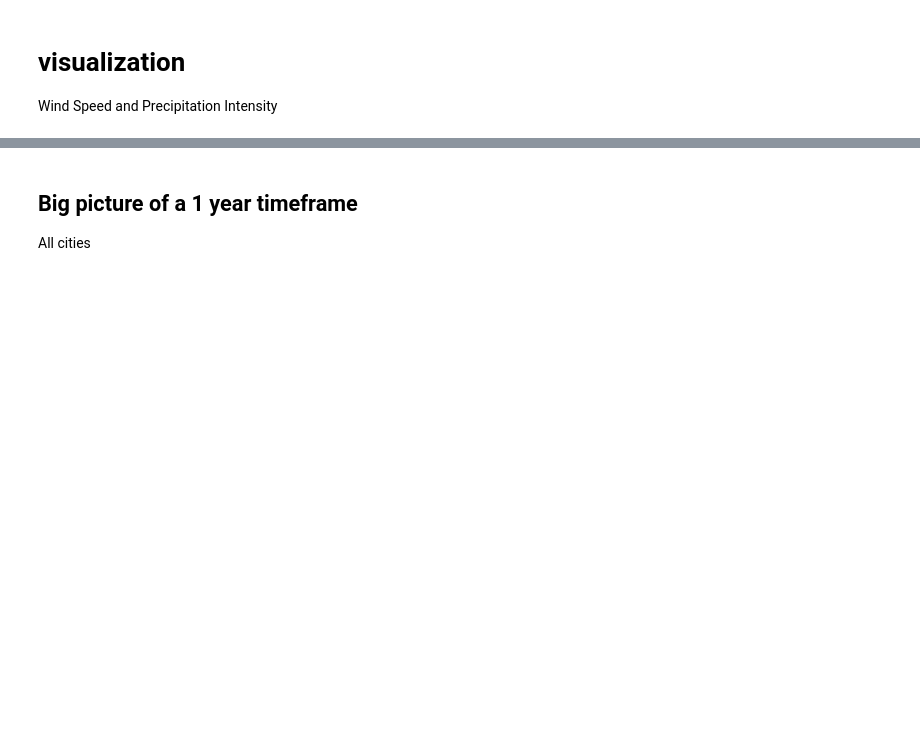
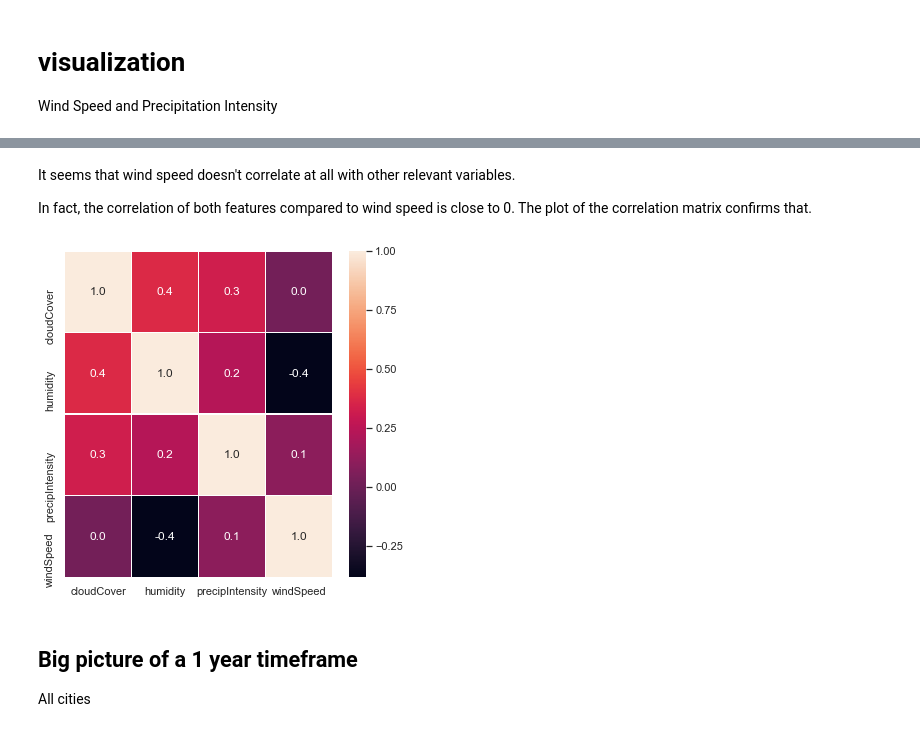
Before and after one commit to Marcelobbr/flood_traffic, a Jupyter notebook: notebooks/weather_exploratory_analysis.ipynb, the cells around one changed output, grey strips where cells are left out. Drawn from its saved outputs; the diff is of its cells as text; code cells hidden in the pictures; blank space fills up the shorter version.

```diff
--- a/notebooks/weather_exploratory_analysis.ipynb
+++ b/notebooks/weather_exploratory_analysis.ipynb
@@ -190,3 +187,14 @@ AttributeError: 'DataFrame' object has no attribute 'Speed'
+# %% [markdown]
+It seems that wind speed doesn't correlate at all with other relevant variables.
+
+In fact, the correlation of both features compared to wind speed is close to 0. The plot of the correlation matrix confirms that.
+# %%
+f,ax = plt.subplots(figsize=(6, 6))
+sns.heatmap(df_rj.corr(), annot=True, linewidths=.5, fmt= '.1f',ax=ax)
+file = os.path.join(outputs,'corr_weather.png')
+plt.savefig(file)
+# %% [output]
+[figure, added]
 # %% [markdown]
 ## Big picture of a 1 year timeframe
 All cities
```
Also changed, not shown: parts of 11 cells of this notebook, 6 other files.
